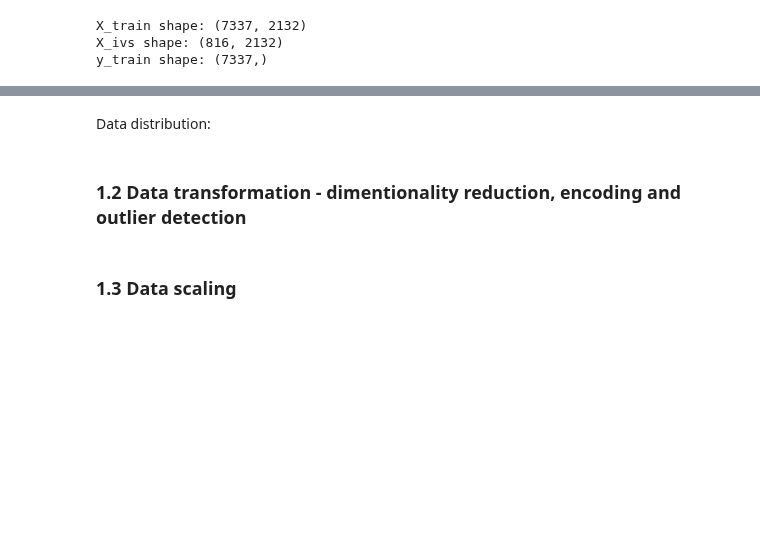
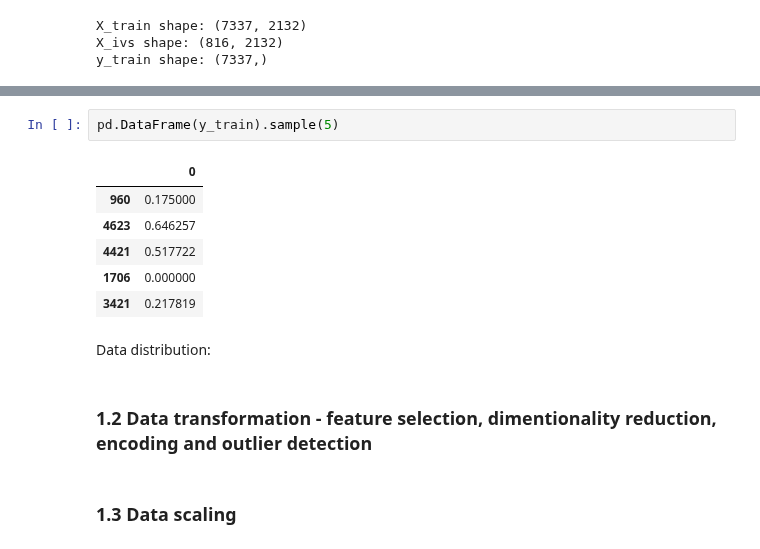
Before and after one commit to AntunesCSR/ML_Group_Projects, a Jupyter notebook: HA3/HA3.ipynb, the cells around one changed output, grey strips where cells are left out. Drawn from its saved outputs; the diff is of its cells as text; blank space fills up the shorter version.

```diff
--- a/HA3/HA3.ipynb
+++ b/HA3/HA3.ipynb
@@ -38,7 +45,16 @@ y_train shape: (7337,)
+# %%
+pd.DataFrame(y_train).sample(5)
+# %% [output]
+|  | 0 |
+| 960 | 0.175000 |
+| 4623 | 0.646257 |
+| 4421 | 0.517722 |
+| 1706 | 0.000000 |
+| 3421 | 0.217819 |
 # %% [markdown]
 Data distribution:
 # %% [markdown]
-### 1.2 Data transformation - dimentionality reduction, encoding and outlier detection
+### 1.2 Data transformation - feature selection, dimentionality reduction, encoding and outlier detection
 # %% [markdown]
 ### 1.3 Data scaling
 # %% [markdown]
```
Also changed, not shown: parts of 2 cells of this notebook.
